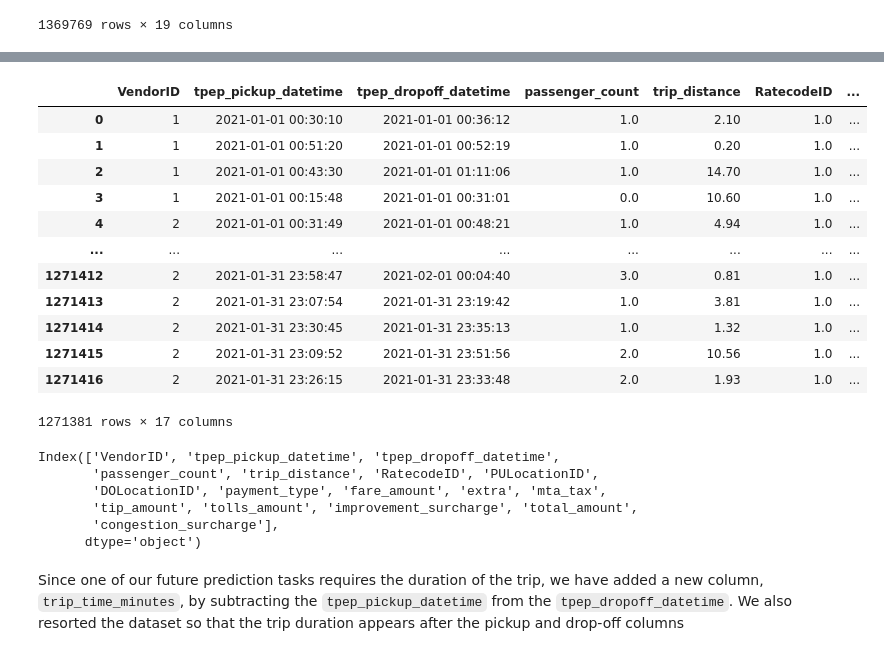
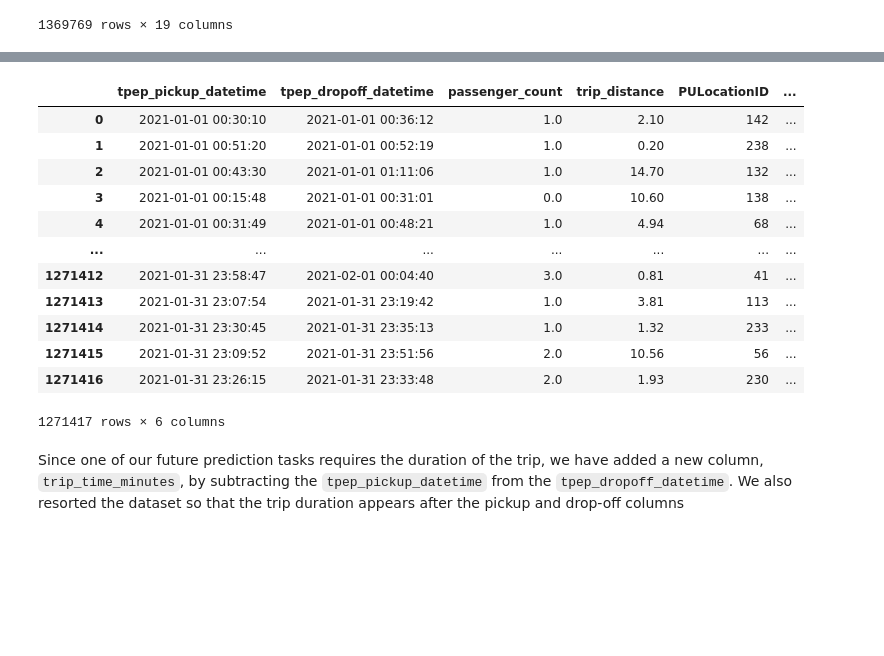
Before and after one commit to ErikBaars21/Homework, a Jupyter notebook: DataPreperation.ipynb, the cells around one changed output, grey strips where cells are left out. Drawn from its saved outputs; the diff is of its cells as text; code cells hidden in the pictures; blank space fills up the shorter version.

```diff
--- a/DataPreperation.ipynb
+++ b/DataPreperation.ipynb
@@ -145,34 +148,47 @@ The `airport_fee` column was empty, so we dropped it.
 For further information, please refer to the <a href="https://www.nyc.gov/assets/tlc/downloads/pdf/data_dictionary_trip_records_yellow.pdf">Yellow Taxi Data Dictonary</a>
 # %%
-TripData = TripData.drop(columns=['store_and_fwd_flag'])
-TripData = TripData.drop(columns=['airport_fee'])
+cols_to_drop = [
+    'store_and_fwd_flag',
+    'airport_fee',
+    'RatecodeID',
+    'payment_type',
+    'fare_amount',
+    'extra',
+    'mta_tax',
+    'tip_amount',
+    'tolls_amount',
+    'improvement_surcharge',
+    'total_amount',
+    'congestion_surcharge',
+    'VendorID'
+]
+
+
+TripData.drop(columns=cols_to_drop, inplace=True)
 TripData = TripData.dropna()
-TripData = TripData[(TripData['RatecodeID'] != 99) & (TripData['payment_type'] != 6)]
+
+
+TripData = TripData.copy() ## Added for SettingWithCopyWarning
+
+TripData['PULocationID'] = TripData['PULocationID'].astype(int) ## Checking if LocationIDs are Integers
+TripData['DOLocationID'] = TripData['DOLocationID'].astype(int)
+
+
 TripData
 # %% [output]
-|  | VendorID | tpep_pickup_datetime | tpep_dropoff_datetime | passenger_count | trip_distance | RatecodeID | ... |
-| 0 | 1 | 2021-01-01 00:30:10 | 2021-01-01 00:36:12 | 1.0 | 2.10 | 1.0 | ... |
-| 1 | 1 | 2021-01-01 00:51:20 | 2021-01-01 00:52:19 | 1.0 | 0.20 | 1.0 | ... |
-| 2 | 1 | 2021-01-01 00:43:30 | 2021-01-01 01:11:06 | 1.0 | 14.70 | 1.0 | ... |
-| 3 | 1 | 2021-01-01 00:15:48 | 2021-01-01 00:31:01 | 0.0 | 10.60 | 1.0 | ... |
-| 4 | 2 | 2021-01-01 00:31:49 | 2021-01-01 00:48:21 | 1.0 | 4.94 | 1.0 | ... |
-| ... | ... | ... | ... | ... | ... | ... | ... |
-| 1271412 | 2 | 2021-01-31 23:58:47 | 2021-02-01 00:04:40 | 3.0 | 0.81 | 1.0 | ... |
-| 1271413 | 2 | 2021-01-31 23:07:54 | 2021-01-31 23:19:42 | 1.0 | 3.81 | 1.0 | ... |
-| 1271414 | 2 | 2021-01-31 23:30:45 | 2021-01-31 23:35:13 | 1.0 | 1.32 | 1.0 | ... |
-| 1271415 | 2 | 2021-01-31 23:09:52 | 2021-01-31 23:51:56 | 2.0 | 10.56 | 1.0 | ... |
-| 1271416 | 2 | 2021-01-31 23:26:15 | 2021-01-31 23:33:48 | 2.0 | 1.93 | 1.0 | ... |
+|  | tpep_pickup_datetime | tpep_dropoff_datetime | passenger_count | trip_distance | PULocationID | ... |
+| 0 | 2021-01-01 00:30:10 | 2021-01-01 00:36:12 | 1.0 | 2.10 | 142 | ... |
+| 1 | 2021-01-01 00:51:20 | 2021-01-01 00:52:19 | 1.0 | 0.20 | 238 | ... |
+| 2 | 2021-01-01 00:43:30 | 2021-01-01 01:11:06 | 1.0 | 14.70 | 132 | ... |
+| 3 | 2021-01-01 00:15:48 | 2021-01-01 00:31:01 | 0.0 | 10.60 | 138 | ... |
+| 4 | 2021-01-01 00:31:49 | 2021-01-01 00:48:21 | 1.0 | 4.94 | 68 | ... |
+| ... | ... | ... | ... | ... | ... | ... |
+| 1271412 | 2021-01-31 23:58:47 | 2021-02-01 00:04:40 | 3.0 | 0.81 | 41 | ... |
+| 1271413 | 2021-01-31 23:07:54 | 2021-01-31 23:19:42 | 1.0 | 3.81 | 113 | ... |
+| 1271414 | 2021-01-31 23:30:45 | 2021-01-31 23:35:13 | 1.0 | 1.32 | 233 | ... |
+| 1271415 | 2021-01-31 23:09:52 | 2021-01-31 23:51:56 | 2.0 | 10.56 | 56 | ... |
+| 1271416 | 2021-01-31 23:26:15 | 2021-01-31 23:33:48 | 2.0 | 1.93 | 230 | ... |
-1271381 rows × 17 columns
+1271417 rows × 6 columns
-# %%
-print(TripData.columns)
-# just for overview, delete later
-# %% [output]
-Index(['VendorID', 'tpep_pickup_datetime', 'tpep_dropoff_datetime',
-       'passenger_count', 'trip_distance', 'RatecodeID', 'PULocationID',
-       'DOLocationID', 'payment_type', 'fare_amount', 'extra', 'mta_tax',
-       'tip_amount', 'tolls_amount', 'improvement_surcharge', 'total_amount',
-       'congestion_surcharge'],
-      dtype='object')
 # %% [markdown]
 Since one of our future prediction tasks requires the duration of the trip, we have added a new column, `trip_time_minutes`, by subtracting the `tpep_pickup_datetime` from the `tpep_dropoff_datetime`. We also resorted the dataset so that the trip duration appears after the pickup and drop-off columns
 # %%
```
Also changed, not shown: parts of 75 cells of this notebook.
